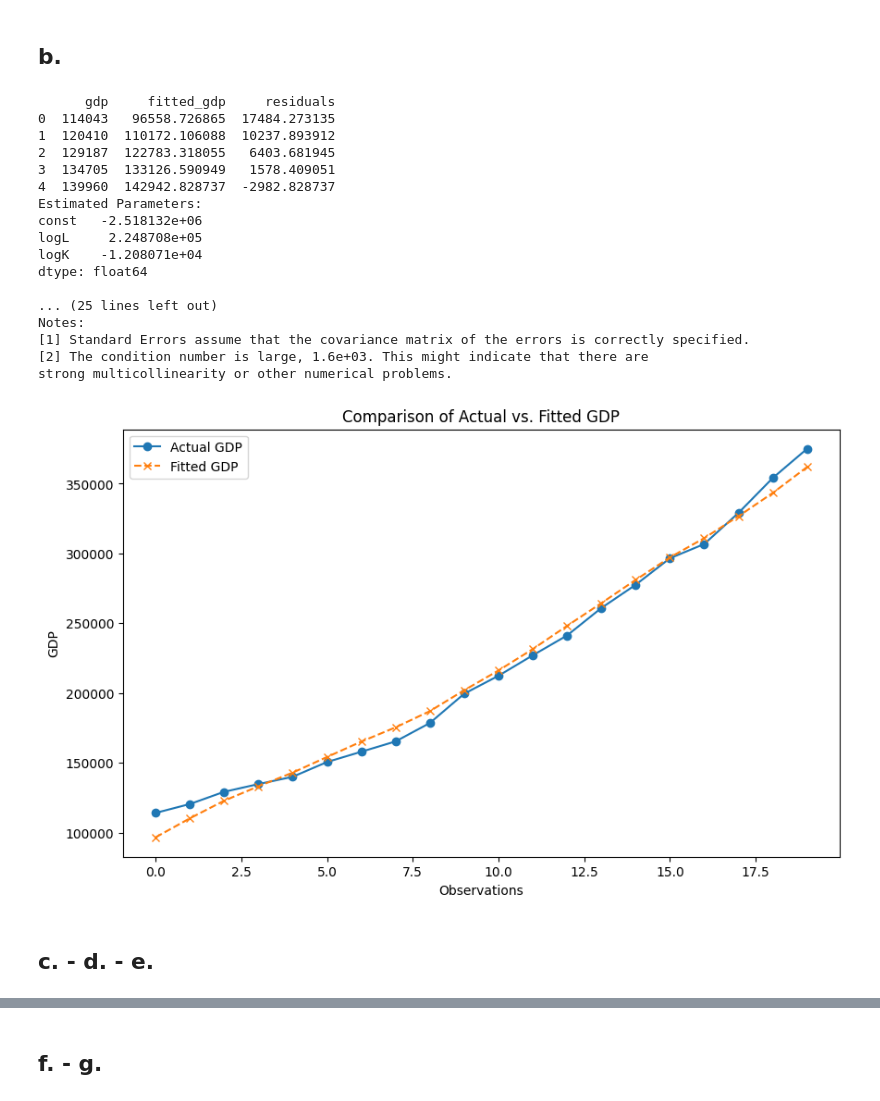
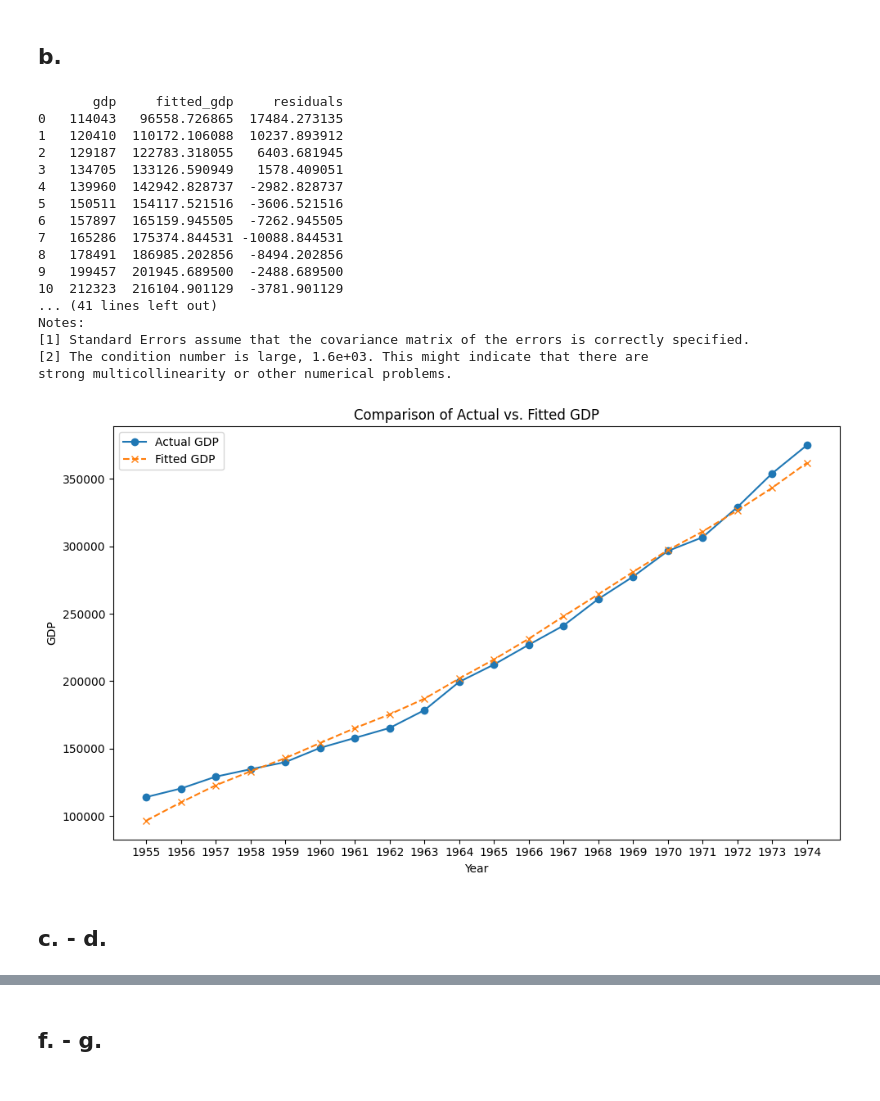
Before and after one commit to damlakayikci/Financial-Applications-of-Machine-Learning, a Jupyter notebook: ps2/main.ipynb, the cells around one changed output, grey strips where cells are left out. Saved outputs shown, nothing was run; the diff lists cells and outputs as text; code cells hidden in the pictures.

```diff
--- a/ps2/main.ipynb
+++ b/ps2/main.ipynb
@@ -19,52 +19,49 @@ df1['logK'] = np.log(df1['K'])
 ## a.
 # %%
 # reg
-X = df1[['logL', 'logK']]
-X = sm.add_constant(X)
-y = df1['gdp']
-model_a = sm.OLS(y, X).fit()
+model = smf.ols(formula='gdp ~ logK + logL', data=df1).fit()
 # %% [markdown]
 ## b.
 # %%
-# reg
-df_b = df1.copy()
-
-df_b['fitted_gdp'] = model_a.fittedvalues
-df_b['residuals'] = model_a.resid
-print(df_b[['gdp', 'fitted_gdp', 'residuals']].head())
-
+df1['fitted_gdp'] = model.fittedvalues
+df1['residuals'] = model.resid
+print(df1[['gdp', 'fitted_gdp', 'residuals']])
 #plotting
-print("Estimated Parameters:")
-print(model_a.params)
+print("\nEstimated Parameters:")
+print(model.params)
 print("\nModel Summary:")
-print(model_a.summary())
+print(model.summary())
 
 plt.figure(figsize=(10, 6))
-plt.plot(df_b['gdp'], label='Actual GDP', marker='o')
-plt.plot(df_b['fitted_gdp'], label='Fitted GDP', linestyle='--', marker='x')
+plt.plot(df1['date'], df1['gdp'], label='Actual GDP', marker='o', linestyle='-')
+plt.plot(df1['date'], df1['fitted_gdp'], label='Fitted GDP', linestyle='--', marker='x')
+plt.xticks(ticks=range(int(df1['date'].min()), int(df1['date'].max()) + 1, 1))
 plt.legend()
-plt.xlabel('Observations')
+plt.xlabel('Year')
 plt.ylabel('GDP')
 plt.title('Comparison of Actual vs. Fitted GDP')
+plt.tight_layout()
 plt.show()
+
+## YORUMLANACAK
 # %% [output]
-      gdp     fitted_gdp     residuals
-0  114043   96558.726865  17484.273135
-1  120410  110172.106088  10237.893912
-2  129187  122783.318055   6403.681945
-3  134705  133126.590949   1578.409051
-4  139960  142942.828737  -2982.828737
-Estimated Parameters:
-const   -2.518132e+06
-logL     2.248708e+05
-logK    -1.208071e+04
-dtype: float64
-
-... (25 lines left out)
+       gdp     fitted_gdp     residuals
+0   114043   96558.726865  17484.273135
+1   120410  110172.106088  10237.893912
+2   129187  122783.318055   6403.681945
+3   134705  133126.590949   1578.409051
+4   139960  142942.828737  -2982.828737
+5   150511  154117.521516  -3606.521516
+6   157897  165159.945505  -7262.945505
+7   165286  175374.844531 -10088.844531
+8   178491  186985.202856  -8494.202856
+9   199457  201945.689500  -2488.689500
+10  212323  216104.901129  -3781.901129
+... (41 lines left out)
 Notes:
 [1] Standard Errors assume that the covariance matrix of the errors is correctly specified.
 [2] The condition number is large, 1.6e+03. This might indicate that there are
 strong multicollinearity or other numerical problems.
-[figure, old version]
+[figure, new version]
 # %% [markdown]
-## c. - d. - e.
+## c. - d.
```
Also changed, not shown: parts of 11 cells of this notebook.
